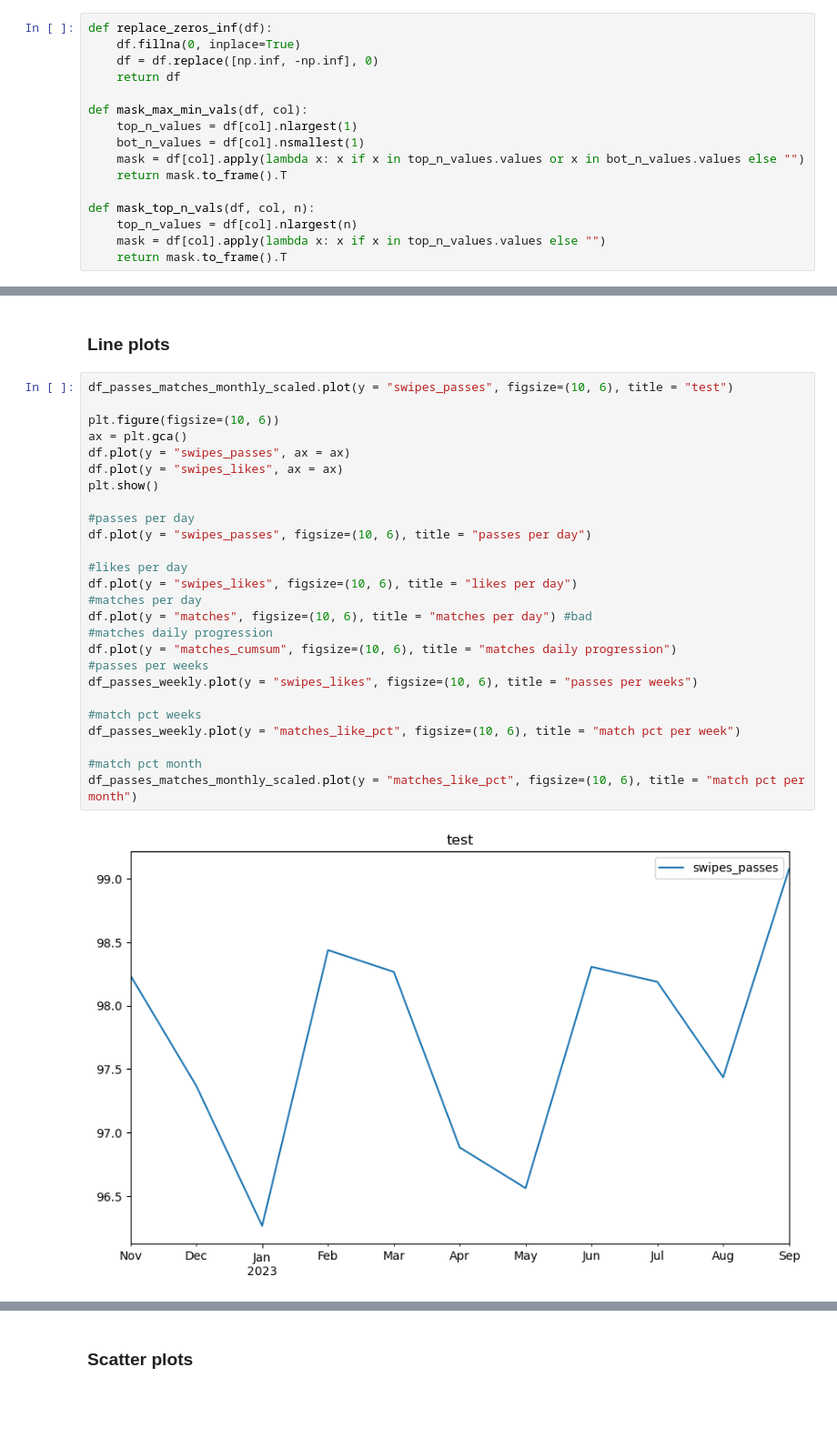
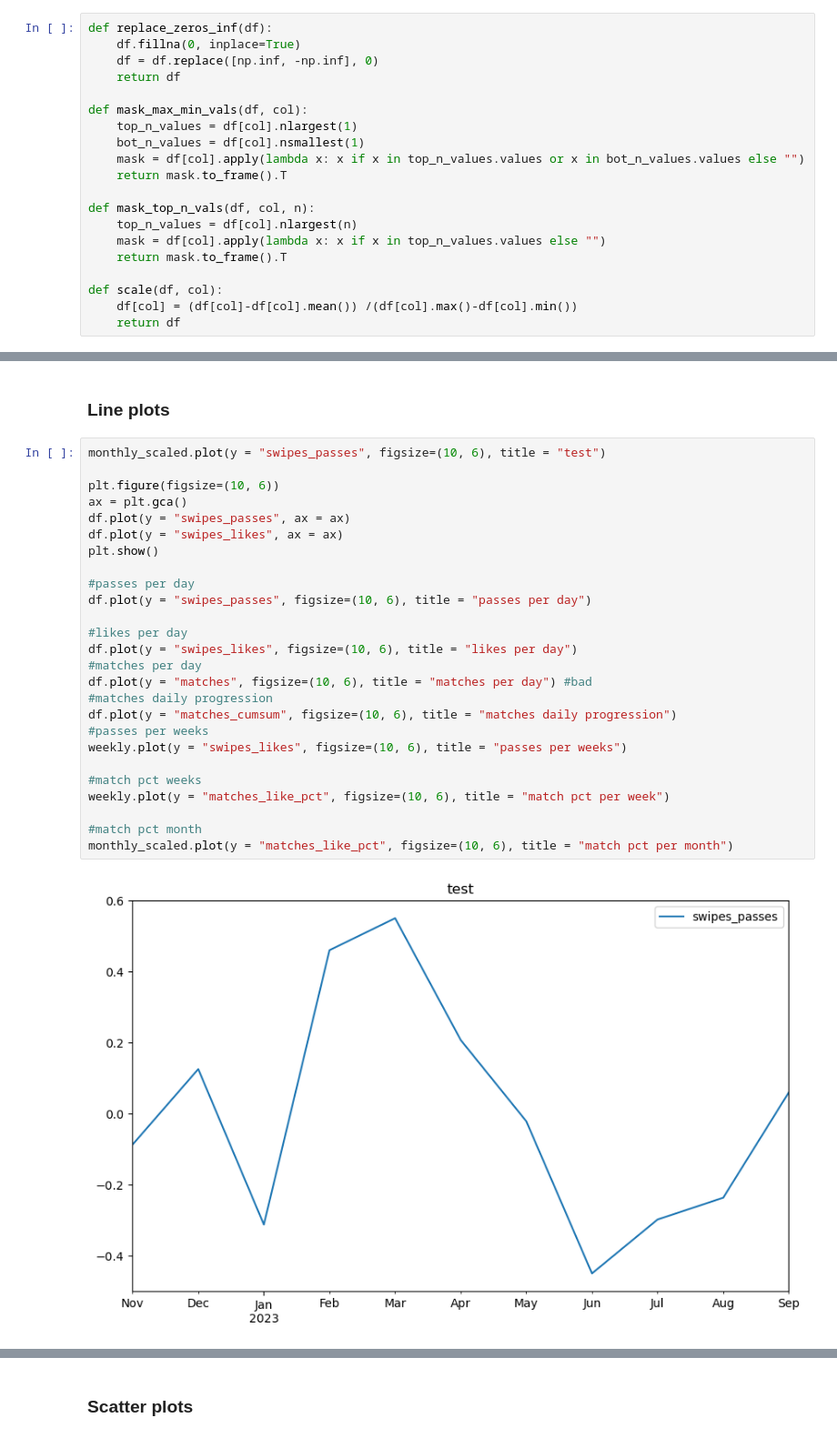
Before and after one commit to saminourji/TinderAnalysis, a Jupyter notebook: main.ipynb, the cells around one changed output, grey strips where cells are left out. Shown at 91% size. Drawn from its saved outputs; the diff is of its cells as text; blank space fills up the shorter version.

```diff
--- a/main.ipynb
+++ b/main.ipynb
@@ -24,6 +24,10 @@ def mask_top_n_vals(df, col, n):
     top_n_values = df[col].nlargest(n)
     mask = df[col].apply(lambda x: x if x in top_n_values.values else "")
     return mask.to_frame().T
+
+def scale(df, col):
+    df[col] = (df[col]-df[col].mean()) /(df[col].max()-df[col].min())
+    return df
 # %% [markdown]
 # Reading data
 # %%
@@ -141,31 +155,31 @@ Index(['app_opens', 'swipes_likes', 'swipes_passes', 'matches',
 # %% [markdown]
 ### Line plots
 # %%
-df_passes_matches_monthly_scaled.plot(y = "swipes_passes", figsize=(10, 6), title = "test")
+monthly_scaled.plot(y = "swipes_passes", figsize=(10, 6), title = "test")
 
 plt.figure(figsize=(10, 6))
 ax = plt.gca()
 df.plot(y = "swipes_passes", ax = ax)
 df.plot(y = "swipes_likes", ax = ax)
 plt.show()
 
 #passes per day
 df.plot(y = "swipes_passes", figsize=(10, 6), title = "passes per day")
 
 #likes per day
 df.plot(y = "swipes_likes", figsize=(10, 6), title = "likes per day")
 #matches per day
 df.plot(y = "matches", figsize=(10, 6), title = "matches per day") #bad
 #matches daily progression
 df.plot(y = "matches_cumsum", figsize=(10, 6), title = "matches daily progression")
 #passes per weeks
-df_passes_weekly.plot(y = "swipes_likes", figsize=(10, 6), title = "passes per weeks")
+weekly.plot(y = "swipes_likes", figsize=(10, 6), title = "passes per weeks")
 
 #match pct weeks
-df_passes_weekly.plot(y = "matches_like_pct", figsize=(10, 6), title = "match pct per week")
+weekly.plot(y = "matches_like_pct", figsize=(10, 6), title = "match pct per week")
 
 #match pct month
-df_passes_matches_monthly_scaled.plot(y = "matches_like_pct", figsize=(10, 6), title = "match pct per month")
+monthly_scaled.plot(y = "matches_like_pct", figsize=(10, 6), title = "match pct per month")
 # %% [output]
-[figure, old version]
+[figure, new version]
 [figure]
```
Also changed, not shown: parts of 6 cells of this notebook.
